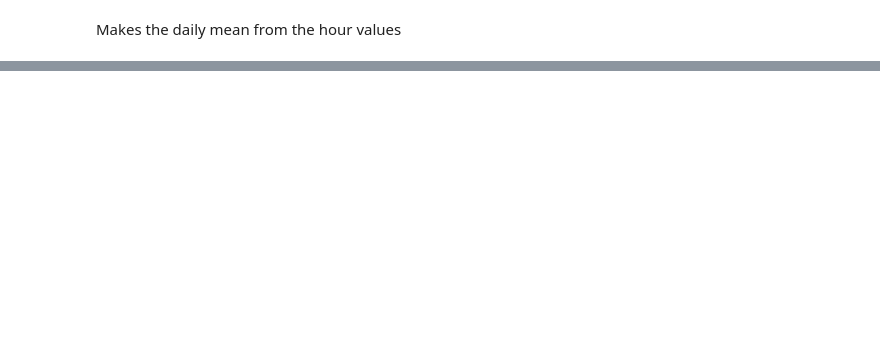
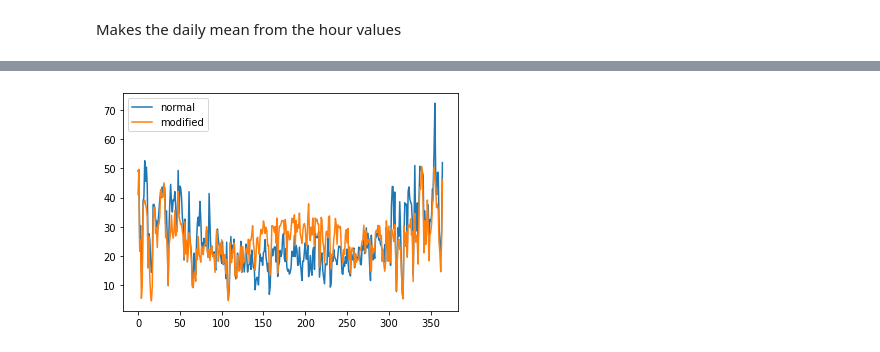
Before and after one commit to WebValley2022/first-challenge, a Jupyter notebook: linear-regression.ipynb, the cells around one changed output, grey strips where cells are left out. Saved outputs shown, nothing was run; the diff lists cells and outputs as text; code cells hidden in the pictures; blank space fills up the shorter version.

```diff
--- a/linear-regression.ipynb
+++ b/linear-regression.ipynb
@@ -235,0 +380,9 @@ print('R²:', r2)
+# %%
+# Difference between real values and modified vales
+
+plt.plot(predictions1, label="normal")
+plt.plot(predictions2, label ="modified")
+plt.legend()
+plt.show()
+# %% [output]
+[figure, added]
```
Also changed, not shown: parts of 42 cells of this notebook.
